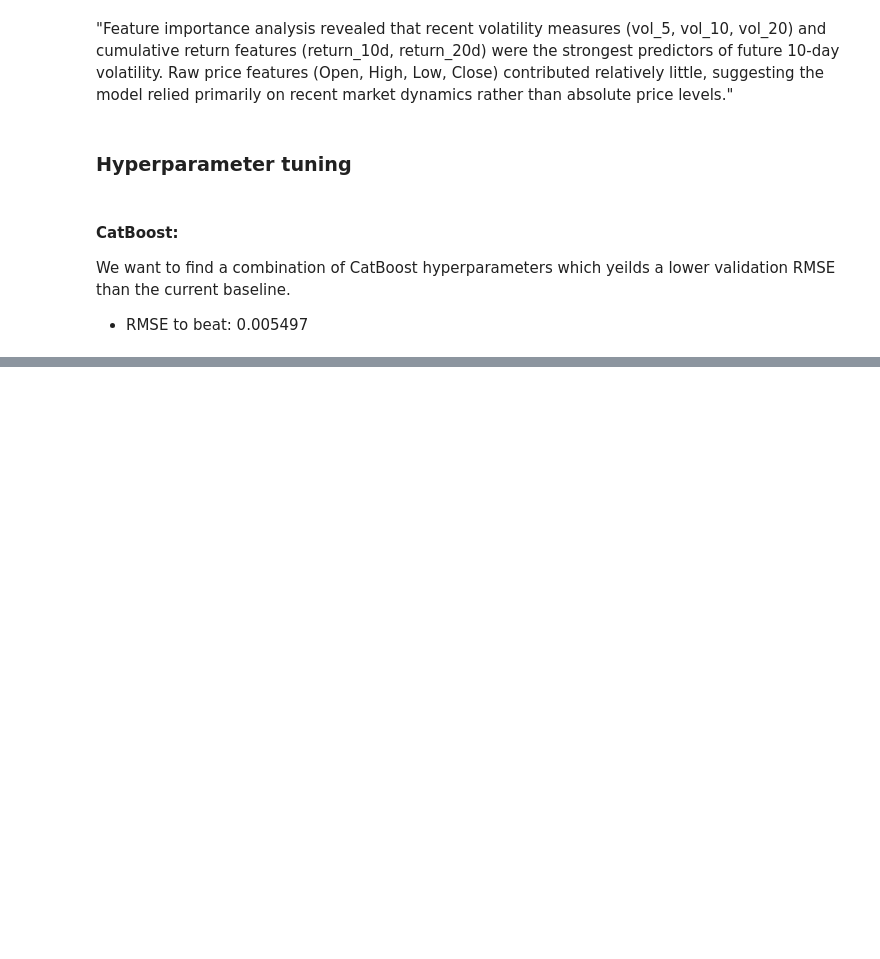
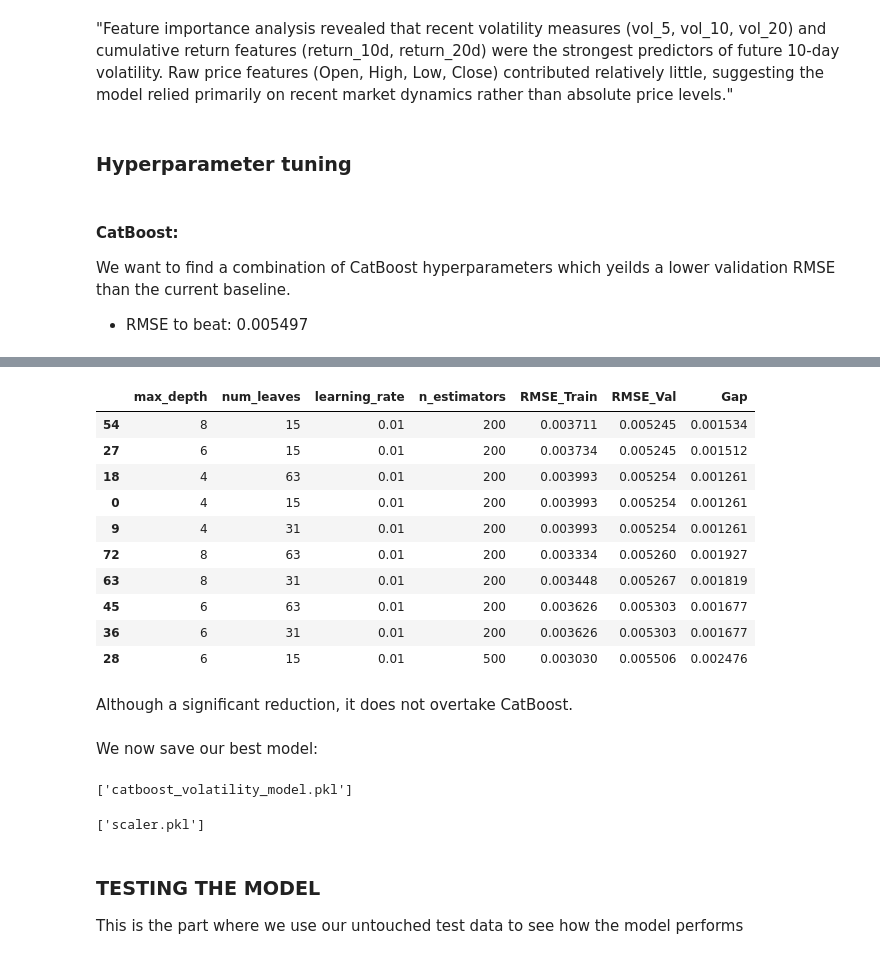
Before and after one commit to Noha-Jung3/Market-Volatility-Prediction, a Jupyter notebook: 04_ML_Models.ipynb, the cells around one changed output, grey strips where cells are left out. Cells and saved outputs as stored; diff of their text form; code cells hidden in the pictures; blank space fills up the shorter version.

```diff
--- a/04_ML_Models.ipynb
+++ b/04_ML_Models.ipynb
@@ -468,3 +465,5 @@ best_cat = CatBoostRegressor(
     verbose = False,
     random_state= 42
 )
+# %%
+best_cat.fit(X_train, y_train)
@@ -470,0 +478,72 @@ best_cat = CatBoostRegressor(
+# %%
+max_depths = [4,6,8]
+num_leaves_list = [15,31,63] #31 is the default
+learning_rates = [0.01, 0.03, 0.1]
+n_estimators_list = [200, 500, 1000] #equivalent to catboost iterations
+lgbm_tuning_results = []
+# %%
+for max_depth, num_leaves, lr, n_estimators in product(max_depths, num_leaves_list, learning_rates, n_estimators_list):
+    model = LGBMRegressor(
+        max_depth = max_depth,
+        num_leaves = num_leaves,
+        learning_rate = lr,
+        n_estimators = n_estimators,
+        random_state = 42,
+        verbose = -1
+    )
+
+    model.fit(X_train, y_train)
+
+    train_preds = model.predict(X_train)
+
+    val_preds = model.predict(X_val)
+
+    rmse_train = root_mean_squared_error(y_train, train_preds)
+
+    rmse_val = root_mean_squared_error(y_val, val_preds)
+
+    lgbm_tuning_results.append({
+    "max_depth": max_depth,
+    "num_leaves": num_leaves,
+    "learning_rate": lr,
+    "n_estimators": n_estimators,
+    "RMSE_Train": rmse_train,
+    "RMSE_Val": rmse_val,
+    "Gap": rmse_val - rmse_train
+    })
+
+lgbm_tuning_results = pd.DataFrame(lgbm_tuning_results)
+# %%
+lgbm_tuning_results.sort_values(
+    "RMSE_Val"
+).head(10)
+# %% [output]
+|  | max_depth | num_leaves | learning_rate | n_estimators | RMSE_Train | RMSE_Val | Gap |
+| 54 | 8 | 15 | 0.01 | 200 | 0.003711 | 0.005245 | 0.001534 |
+| 27 | 6 | 15 | 0.01 | 200 | 0.003734 | 0.005245 | 0.001512 |
+| 18 | 4 | 63 | 0.01 | 200 | 0.003993 | 0.005254 | 0.001261 |
+| 0 | 4 | 15 | 0.01 | 200 | 0.003993 | 0.005254 | 0.001261 |
+| 9 | 4 | 31 | 0.01 | 200 | 0.003993 | 0.005254 | 0.001261 |
+| 72 | 8 | 63 | 0.01 | 200 | 0.003334 | 0.005260 | 0.001927 |
+| 63 | 8 | 31 | 0.01 | 200 | 0.003448 | 0.005267 | 0.001819 |
+| 45 | 6 | 63 | 0.01 | 200 | 0.003626 | 0.005303 | 0.001677 |
+| 36 | 6 | 31 | 0.01 | 200 | 0.003626 | 0.005303 | 0.001677 |
+| 28 | 6 | 15 | 0.01 | 500 | 0.003030 | 0.005506 | 0.002476 |
+# %% [markdown]
+Although a significant reduction, it does not overtake CatBoost.
+# %% [markdown]
+We now save our best model:
+# %%
+import joblib
+
+joblib.dump(best_cat, "catboost_volatility_model.pkl")
+# %% [output]
+['catboost_volatility_model.pkl']
+# %%
+joblib.dump(scaler,"scaler.pkl")
+# %% [output]
+['scaler.pkl']
+# %% [markdown]
+### TESTING THE MODEL
+
+This is the part where we use our untouched test data to see how the model performs
```
Also changed, not shown: parts of 9 cells of this notebook, 6 other files.
